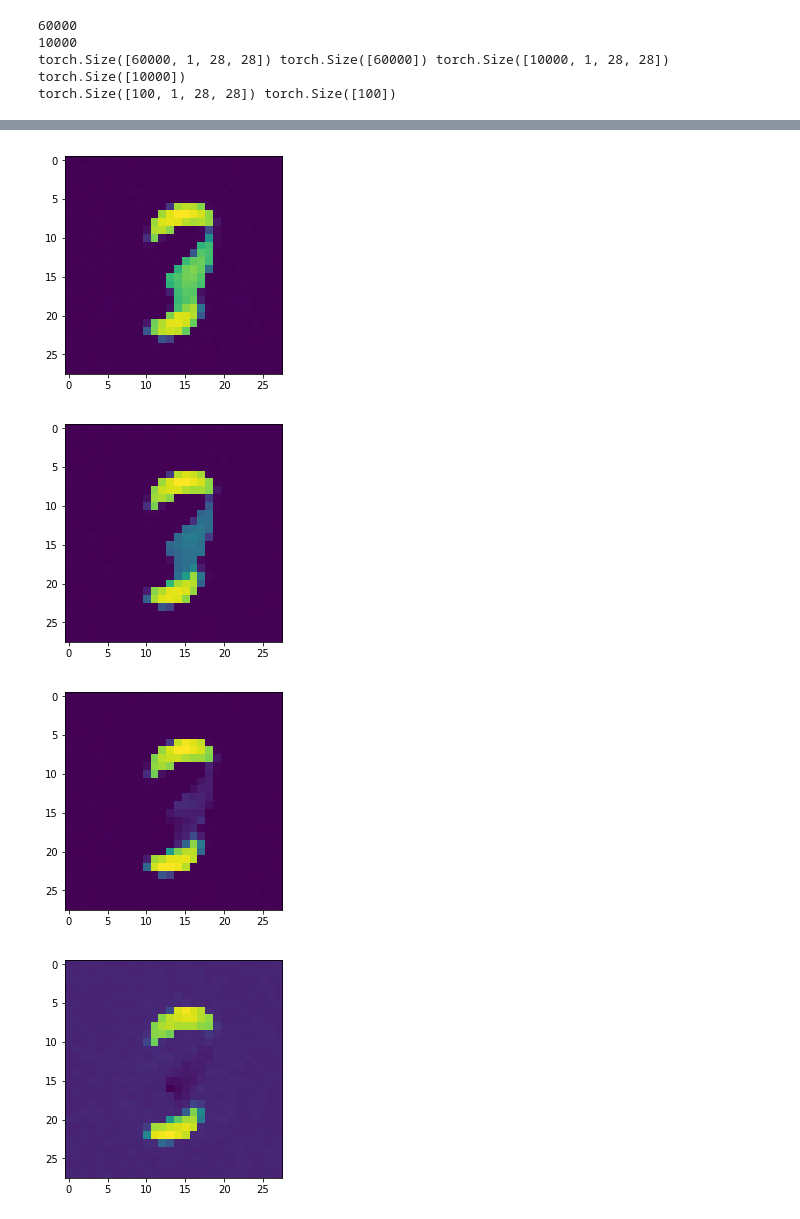
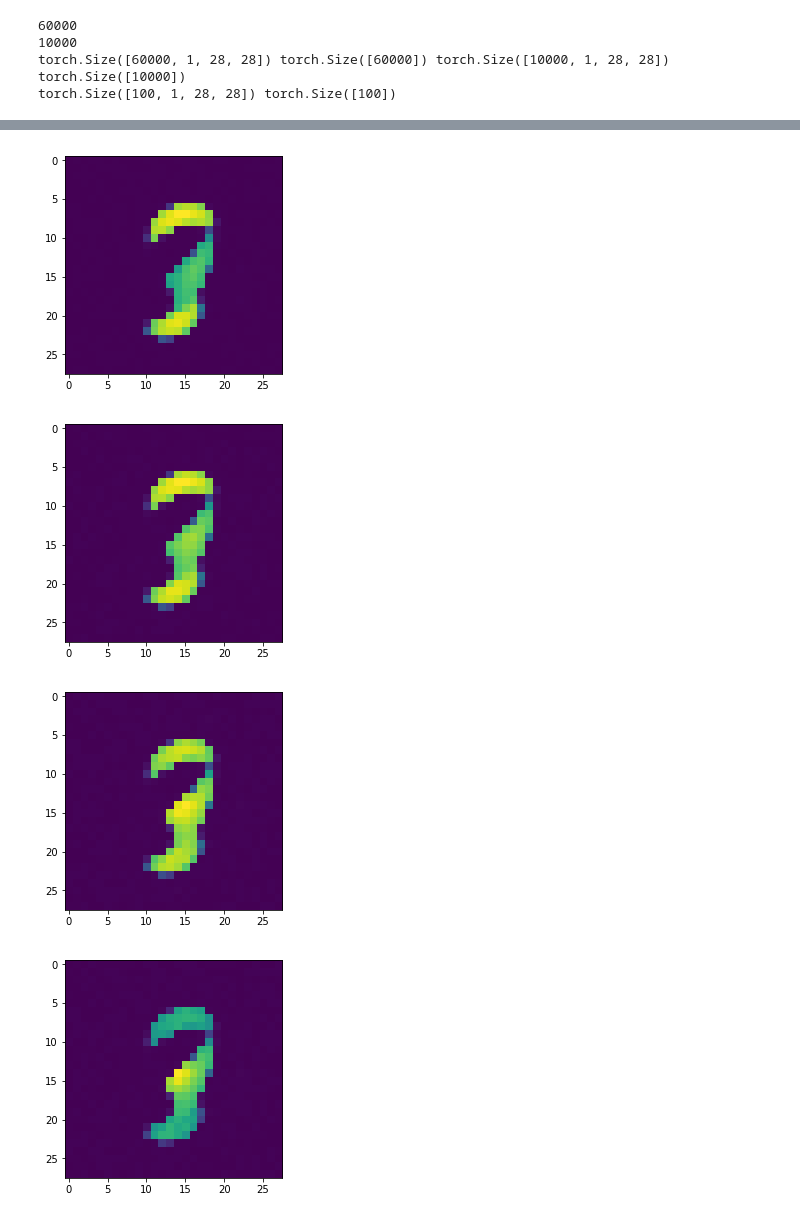
Before and after one commit to anihamde/cs287-s18, a Jupyter notebook: HW4/vae-viz.ipynb, the cells around one changed output, grey strips where cells are left out. Saved outputs shown, nothing was run; the diff lists cells and outputs as text; code cells hidden in the pictures.

```diff
--- a/HW4/vae-viz.ipynb
+++ b/HW4/vae-viz.ipynb
@@ -121,8 +124,8 @@ z2 = seed_distribution.sample()
 all = []
 for k in np.arange(0,1.1,0.2):
     z = k * z1 + (1 - k) * z2
-    x = decoder(z)
-    all.append(x[0].data.numpy()) # TODO: might not work
-    plt.imshow(x[0].data.numpy())
+    x = decoder(z.cuda())
+    all.append(x[0].cpu().data.numpy()) # TODO: might not work
+    plt.imshow(x[0].cpu().data.numpy())
     plt.show()
 # %% [output]
@@ -131,6 +134,6 @@ for k in np.arange(0,1.1,0.2):
 [figure]
-[figure, old version]
+[figure, new version]
-[figure, old version]
+[figure, new version]
-[figure, old version]
+[figure, new version]
 # %%
 # viz 3: scatter plot of variational means
```
Also changed, not shown: parts of 5 cells of this notebook, 1 other file.
